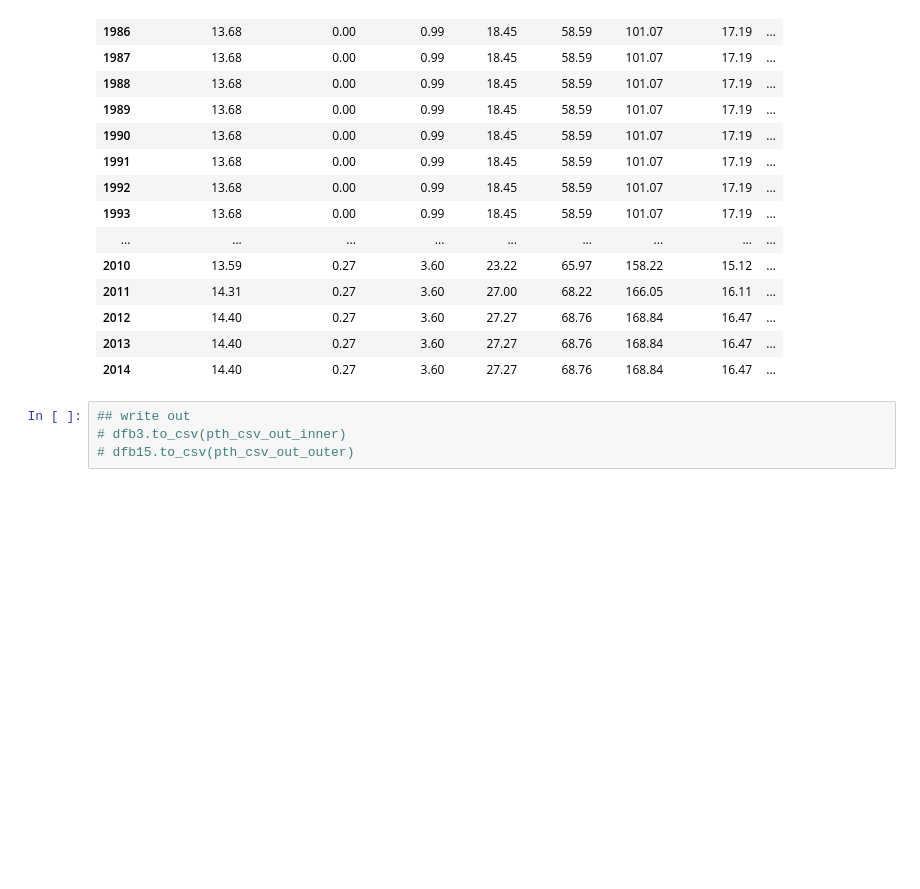
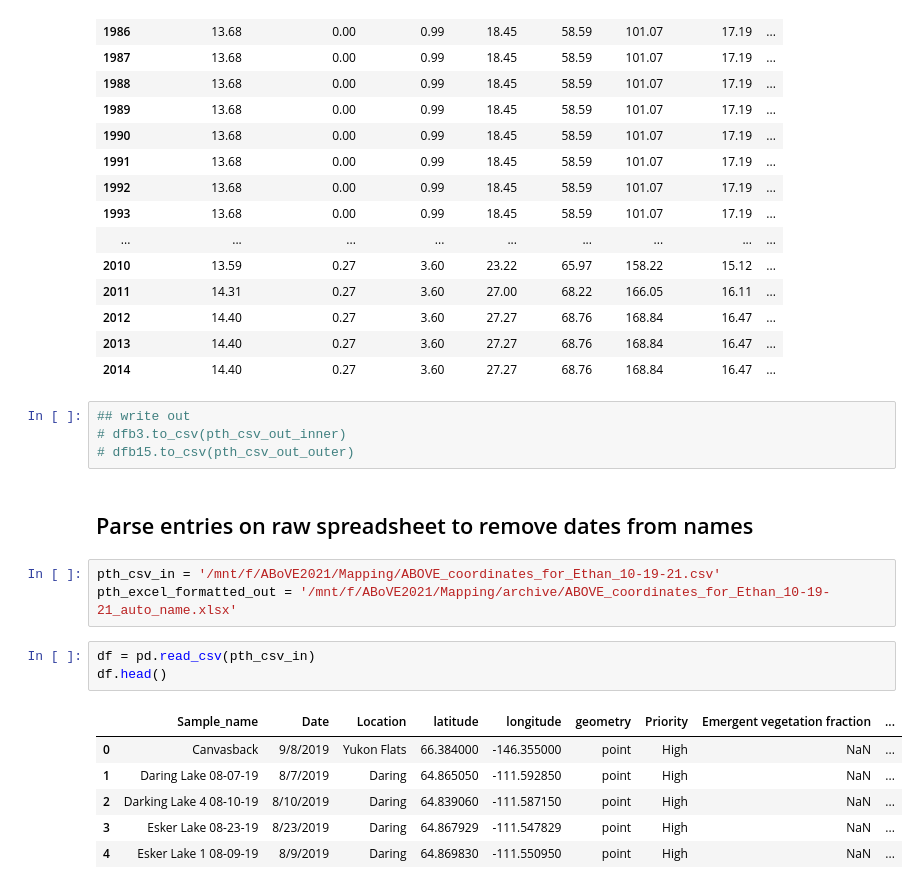
Before and after one commit to ekcomputer/land-cover, a Jupyter notebook: land-cover-change-buffer.ipynb, the cells around one changed output. Saved outputs shown, nothing was run; the diff lists cells and outputs as text; blank space fills up the shorter version.

Commit message:
parsing input names.

```diff
--- a/land-cover-change-buffer.ipynb
+++ b/land-cover-change-buffer.ipynb
@@ -143,3 +143,18 @@ dfb15
 ## write out
 # dfb3.to_csv(pth_csv_out_inner)
 # dfb15.to_csv(pth_csv_out_outer)
+# %% [markdown]
+## Parse entries on raw spreadsheet to remove dates from names
+# %%
+pth_csv_in = '/mnt/f/ABoVE2021/Mapping/ABOVE_coordinates_for_Ethan_10-19-21.csv'
+pth_excel_formatted_out = '/mnt/f/ABoVE2021/Mapping/archive/ABOVE_coordinates_for_Ethan_10-19-21_auto_name.xlsx'
+# %%
+df = pd.read_csv(pth_csv_in)
+df.head()
+# %% [output]
+|  | Sample_name | Date | Location | latitude | longitude | geometry | Priority | Emergent vegetation fraction | ... |
+| 0 | Canvasback | 9/8/2019 | Yukon Flats | 66.384000 | -146.355000 | point | High | NaN | ... |
+| 1 | Daring Lake 08-07-19 | 8/7/2019 | Daring | 64.865050 | -111.592850 | point | High | NaN | ... |
+| 2 | Darking Lake 4 08-10-19 | 8/10/2019 | Daring | 64.839060 | -111.587150 | point | High | NaN | ... |
+| 3 | Esker Lake 08-23-19 | 8/23/2019 | Daring | 64.867929 | -111.547829 | point | High | NaN | ... |
+| 4 | Esker Lake 1 08-09-19 | 8/9/2019 | Daring | 64.869830 | -111.550950 | point | High | NaN | ... |
```
Also changed, not shown: parts of 4 cells of this notebook.
